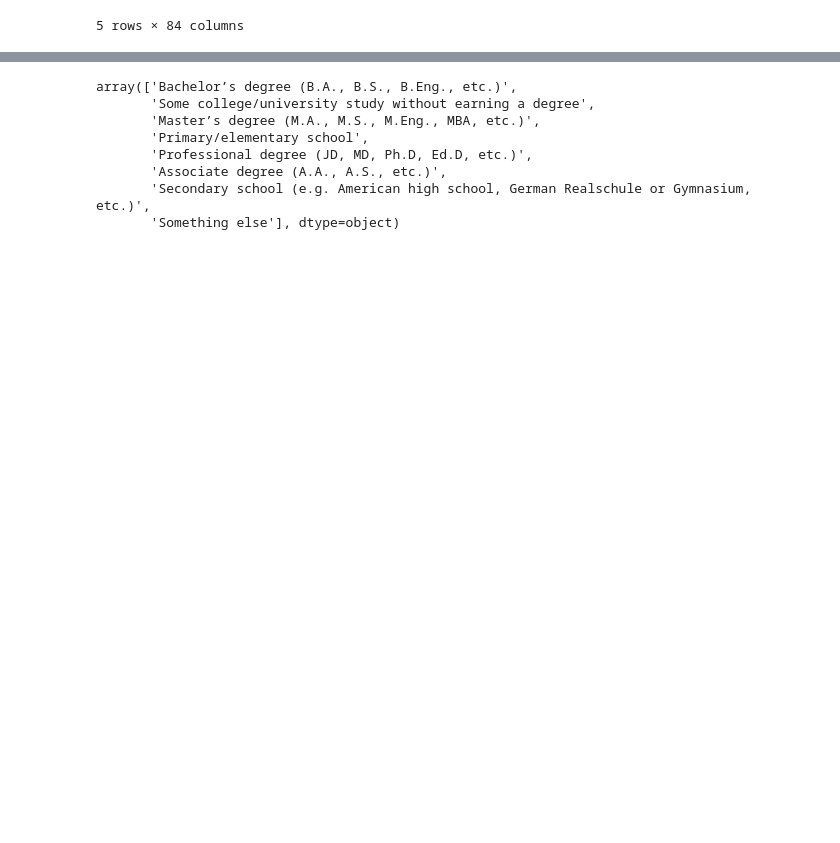
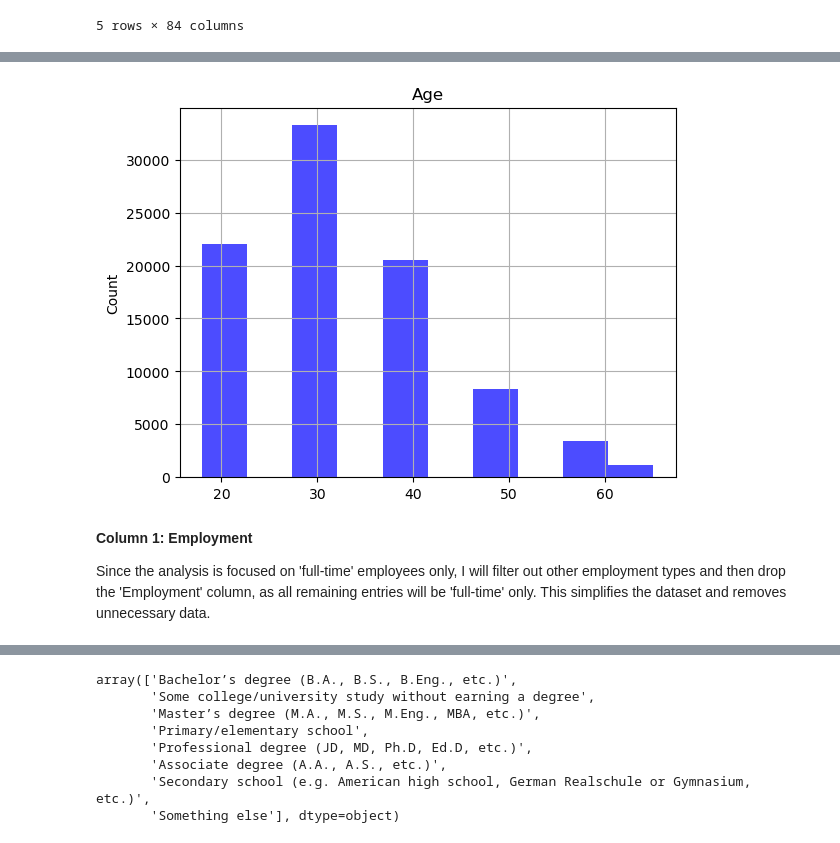
Before and after one commit to choiyounyeong/stack-overflow-developer-survey, a Jupyter notebook: FinalProject.ipynb, the cells around one changed output, grey strips where cells are left out. Drawn from its saved outputs; the diff is of its cells as text; code cells hidden in the pictures; blank space fills up the shorter version.

Commit message:
Complete data cleaning, EDA, and models

```diff
--- a/FinalProject.ipynb
+++ b/FinalProject.ipynb
@@ -166,3 +230,12 @@ df.head()
+# %%
+# Plot and review the entities of Age is calculated to average
+plot_numeric_column('Age')
+# %% [output]
+[figure, added]
+# %% [markdown]
+**Column 1: Employment**
+
+Since the analysis is focused on 'full-time' employees only, I will filter out other employment types and then drop the 'Employment' column, as all remaining entries will be 'full-time' only. This simplifies the dataset and removes unnecessary data.
 # %%
 df['Employment'].unique()
 # %% [output]
```
Also changed, not shown: parts of 122 cells of this notebook.
